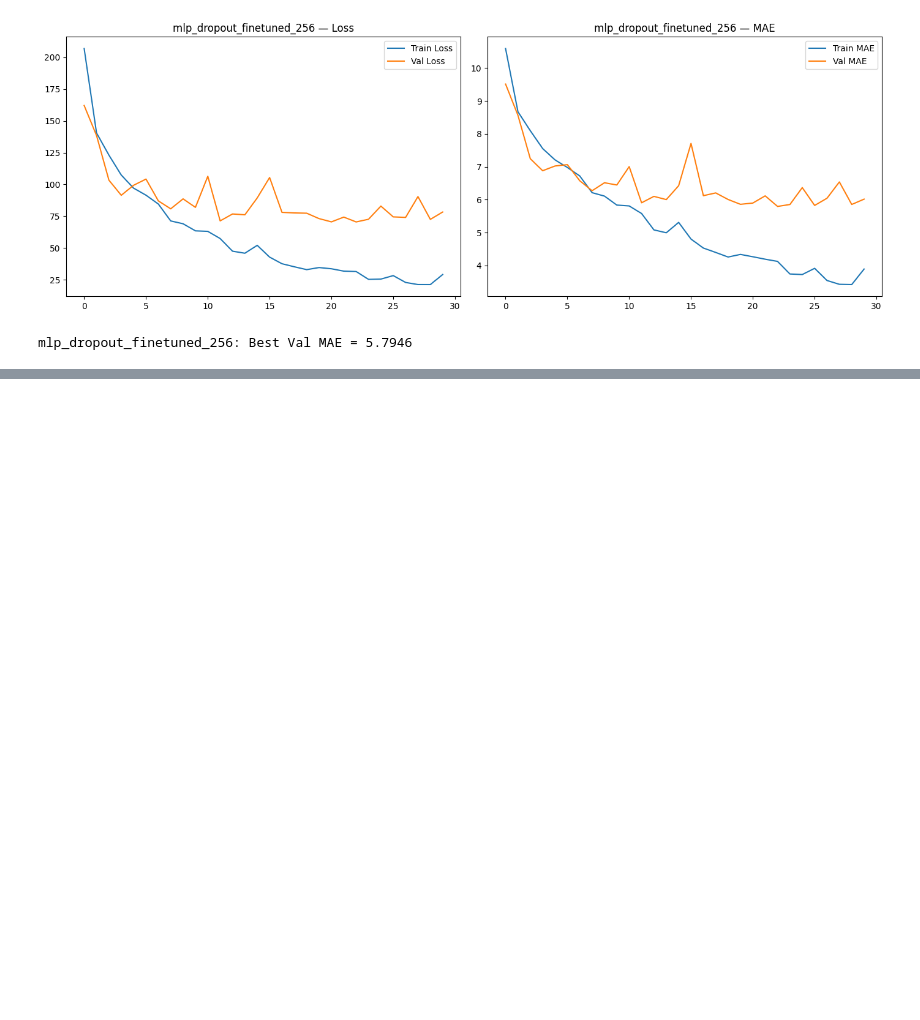
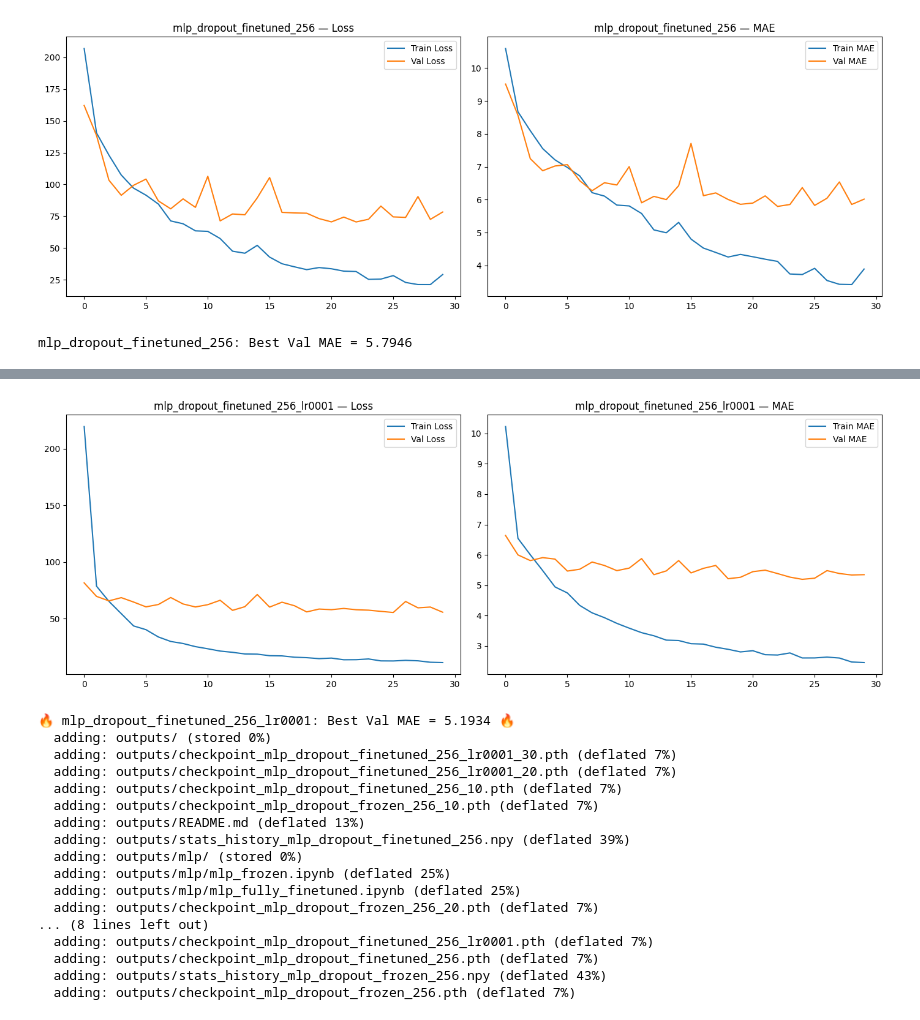
Before and after one commit to JasonHertzog/CS7643-Final-Project-Age-Estimation-From-Limited-Image-Data, a Jupyter notebook: mlp_dropout.ipynb, the cells around one changed output, grey strips where cells are left out. Saved outputs shown, nothing was run; the diff lists cells and outputs as text; code cells hidden in the pictures; blank space fills up the shorter version.

Commit message:
Update notebook with 0.0001 LR results (MAE 5.46)

```diff
--- a/mlp_dropout.ipynb
+++ b/mlp_dropout.ipynb
@@ -199,0 +247,52 @@ files.download("all_my_outputs.zip")
+# %%
+import numpy as np
+import matplotlib.pyplot as plt
+from google.colab import files
+
+# 1. Plot the new 0.0001 LR results
+exp_name = "mlp_dropout_finetuned_256_lr0001"
+stats = np.load(f"outputs/stats_history_{exp_name}.npy", allow_pickle=True).item()
+
+train_maes = [s["mae"] for s in stats["train"]]
+val_maes   = [s["mae"] for s in stats["eval"]]
+train_losses = [s["loss"] for s in stats["train"]]
+val_losses   = [s["loss"] for s in stats["eval"]]
+
+fig, (ax1, ax2) = plt.subplots(1, 2, figsize=(14, 5))
+ax1.plot(train_losses, label="Train Loss")
+ax1.plot(val_losses,   label="Val Loss")
+ax1.set_title(f"{exp_name} — Loss")
+ax1.legend()
+
+ax2.plot(train_maes, label="Train MAE")
+ax2.plot(val_maes,   label="Val MAE")
+ax2.set_title(f"{exp_name} — MAE")
+ax2.legend()
+
+plt.tight_layout()
+plt.savefig(f"outputs/experiment_curves_{exp_name}.png")
+plt.show()
+print(f"🔥 {exp_name}: Best Val MAE = {min(val_maes):.4f} 🔥")
+
+# 2. Zip and Download everything (including .pth files)
+!zip -r final_project_outputs.zip outputs/
+files.download("final_project_outputs.zip")
+# %% [output]
+[figure, added]
+🔥 mlp_dropout_finetuned_256_lr0001: Best Val MAE = 5.1934 🔥
+  adding: outputs/ (stored 0%)
+  adding: outputs/checkpoint_mlp_dropout_finetuned_256_lr0001_30.pth (deflated 7%)
+  adding: outputs/checkpoint_mlp_dropout_finetuned_256_lr0001_20.pth (deflated 7%)
+  adding: outputs/checkpoint_mlp_dropout_finetuned_256_10.pth (deflated 7%)
+  adding: outputs/checkpoint_mlp_dropout_frozen_256_10.pth (deflated 7%)
+  adding: outputs/README.md (deflated 13%)
+  adding: outputs/stats_history_mlp_dropout_finetuned_256.npy (deflated 39%)
+  adding: outputs/mlp/ (stored 0%)
+  adding: outputs/mlp/mlp_frozen.ipynb (deflated 25%)
+  adding: outputs/mlp/mlp_fully_finetuned.ipynb (deflated 25%)
+  adding: outputs/checkpoint_mlp_dropout_frozen_256_20.pth (deflated 7%)
+... (8 lines left out)
+  adding: outputs/checkpoint_mlp_dropout_finetuned_256_lr0001.pth (deflated 7%)
+  adding: outputs/checkpoint_mlp_dropout_finetuned_256.pth (deflated 7%)
+  adding: outputs/stats_history_mlp_dropout_frozen_256.npy (deflated 43%)
+  adding: outputs/checkpoint_mlp_dropout_frozen_256.pth (deflated 7%)
```
Also changed, not shown: parts of 2 cells of this notebook.
